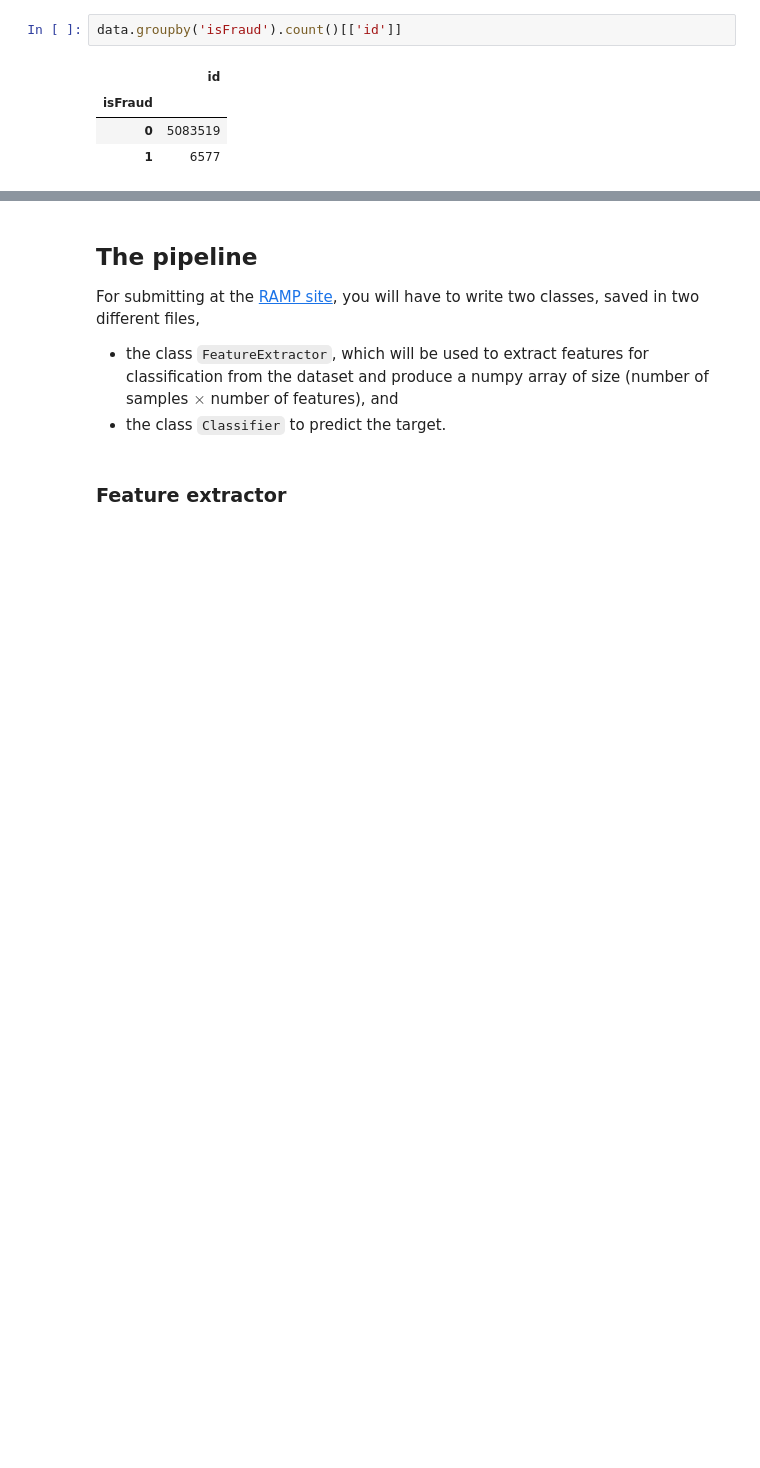
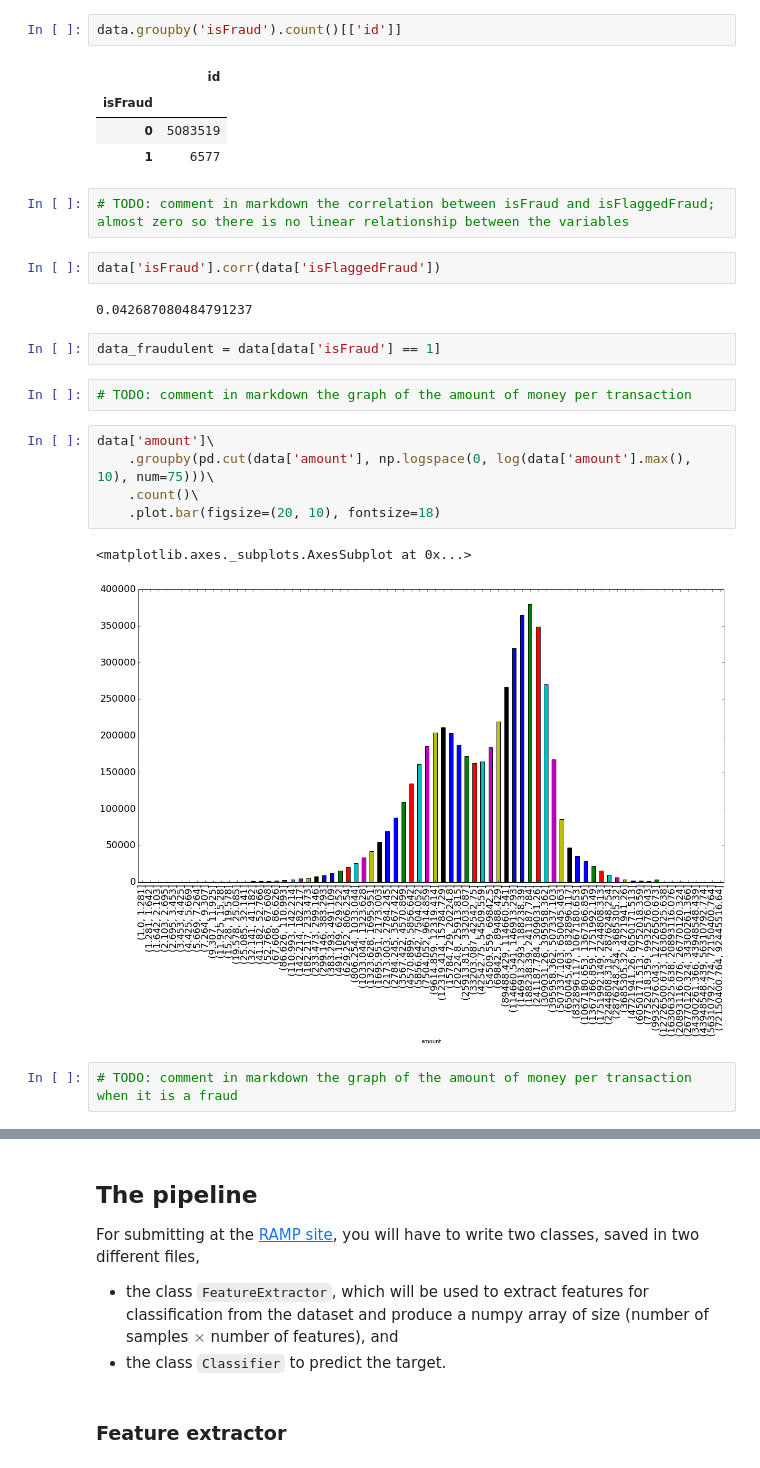
Before and after one commit to WeilanCC/DataCamp, a Jupyter notebook: fraud_detection/fraud_detection_starting_kit.ipynb, the cells around one changed output, grey strips where cells are left out. Drawn from its saved outputs; the diff is of its cells as text; blank space fills up the shorter version.

Commit message:
Fixes in requirements, improvements in classification, added visualizations

```diff
--- a/fraud_detection/fraud_detection_starting_kit.ipynb
+++ b/fraud_detection/fraud_detection_starting_kit.ipynb
@@ -98,3 +102,23 @@ data.groupby('isFraud').count()[['id']]
 | isFraud |  |
 | 0 | 5083519 |
 | 1 | 6577 |
+# %%
+# TODO: comment in markdown the correlation between isFraud and isFlaggedFraud; almost zero so there is no linear relationship between the variables
+# %%
+data['isFraud'].corr(data['isFlaggedFraud'])
+# %% [output]
+0.042687080484791237
+# %%
+data_fraudulent = data[data['isFraud'] == 1]
+# %%
+# TODO: comment in markdown the graph of the amount of money per transaction
+# %%
+data['amount']\
+    .groupby(pd.cut(data['amount'], np.logspace(0, log(data['amount'].max(), 10), num=75)))\
+    .count()\
+    .plot.bar(figsize=(20, 10), fontsize=18)
+# %% [output]
+<matplotlib.axes._subplots.AxesSubplot at 0x...>
+[figure, added]
+# %%
+# TODO: comment in markdown the graph of the amount of money per transaction when it is a fraud
```
Also changed, not shown: parts of 26 cells of this notebook, 3 other files.
